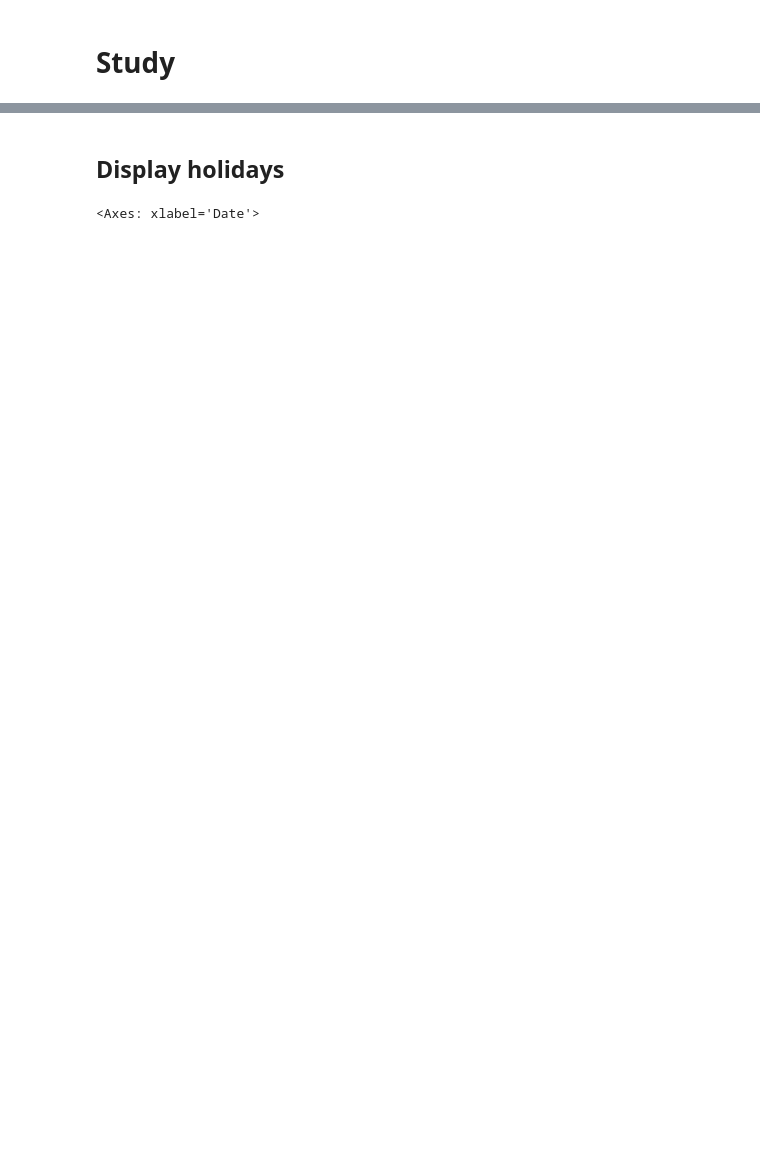
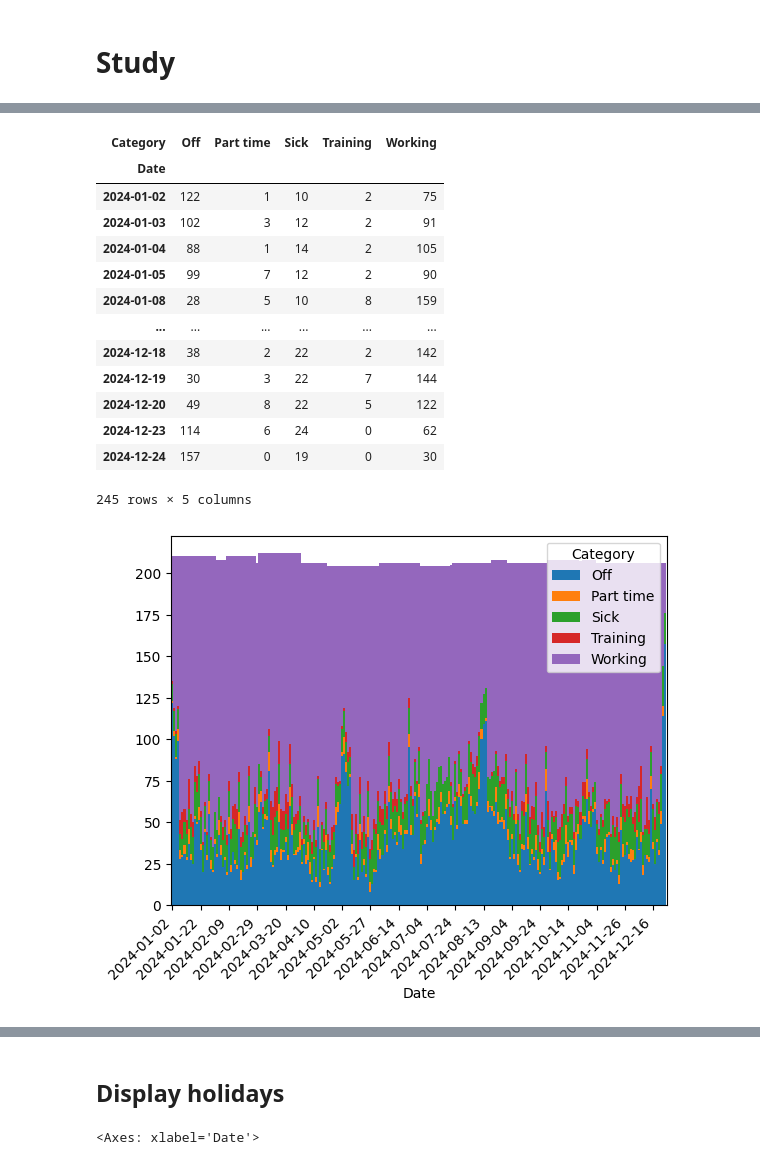
Before and after one commit to Fnor-BE/on-duty-2024, a Jupyter notebook: on-duty.ipynb, the cells around one changed output, grey strips where cells are left out. Drawn from its saved outputs; the diff is of its cells as text; code cells hidden in the pictures; blank space fills up the shorter version.

Commit message:
Merged all datas

```diff
--- a/on-duty.ipynb
+++ b/on-duty.ipynb
@@ -63,0 +72,3 @@ df
+# %%
+codes = pd.read_csv(WORK_CODES_FILE)
+codes
@@ -64,2 +93,22 @@ df
+# %%
+def replace_code(value):
+    if value in ['ViS', 'Vis', 'VIS']:
+        return 'VS'
+    if value == 'DSA':
+        return 'DAS'
+    if value == 'MI':
+        return 'Mi'
+    if value == 'T':
+        return 'TD'
+    return value
+df['Code'] = df['Code'].map(replace_code)
+# %%
+df = pd.merge(df, codes, how='left', on='Code')
+df = pd.merge(df, dimdate, on='DateKey')
+df['Date'] = pd.to_datetime(df['Date']).dt.date
 # %% [markdown]
 # Study
+# %%
+work_days = df[ (df['IsWeekend'] == 0) & (df['IsHoliday'] == 0) & (~df['Code'].isna()) ]
+wrong_code = work_days[ work_days['Category'].isna() ]
+wrong_code
@@ -65,0 +122,26 @@ df
+# %%
+category_counts = work_days.groupby(['Date', 'Category']).size().unstack(fill_value=0)
+ax = category_counts.plot(kind='bar', stacked=True, width=1)
+
+N = 20  # Adjust this value as needed
+xticks_positions = range(0, len(category_counts), N)
+xticks_labels = [category_counts.index[i].strftime('%Y-%m-%d') for i in xticks_positions]
+ax.set_xticks(xticks_positions)
+ax.set_xticklabels(xticks_labels, rotation=45, ha='right')  # Rotate for readability
+category_counts
+# %% [output]
+| Category | Off | Part time | Sick | Training | Working |
+| Date |  |  |  |  |  |
+| 2024-01-02 | 122 | 1 | 10 | 2 | 75 |
+| 2024-01-03 | 102 | 3 | 12 | 2 | 91 |
+| 2024-01-04 | 88 | 1 | 14 | 2 | 105 |
+| 2024-01-05 | 99 | 7 | 12 | 2 | 90 |
+| 2024-01-08 | 28 | 5 | 10 | 8 | 159 |
+| ... | ... | ... | ... | ... | ... |
+| 2024-12-18 | 38 | 2 | 22 | 2 | 142 |
+| 2024-12-19 | 30 | 3 | 22 | 7 | 144 |
+| 2024-12-20 | 49 | 8 | 22 | 5 | 122 |
+| 2024-12-23 | 114 | 6 | 24 | 0 | 62 |
+| 2024-12-24 | 157 | 0 | 19 | 0 | 30 |
+245 rows × 5 columns
+[figure, added]
```
Also changed, not shown: parts of 14 cells of this notebook.
